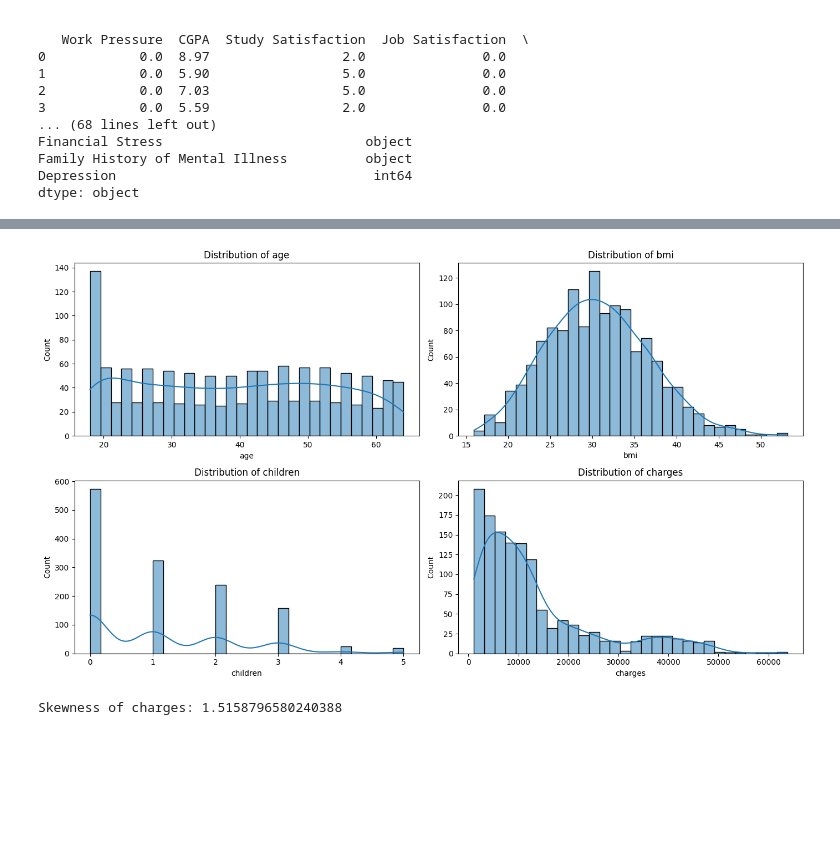
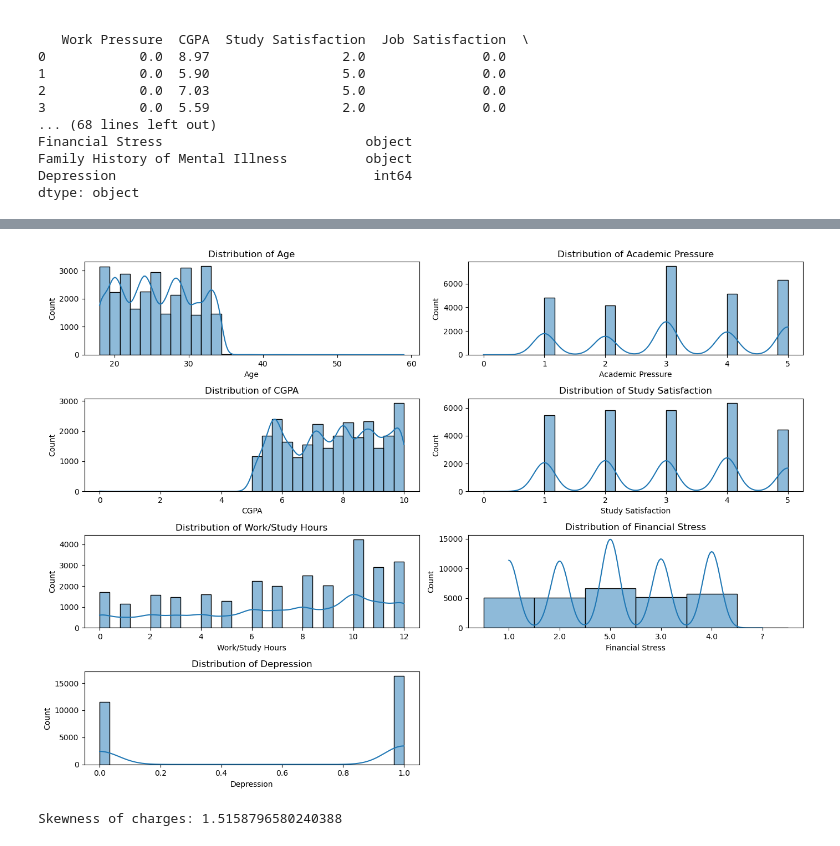
Before and after one commit to KianFoh/MACHINE-LEARNING-AND-RELATED-APPLICATIONS, a Jupyter notebook: eda_classification_problem.ipynb, the cells around one changed output, grey strips where cells are left out. Saved outputs shown, nothing was run; the diff lists cells and outputs as text; code cells hidden in the pictures; blank space fills up the shorter version.

```diff
--- a/eda_classification_problem.ipynb
+++ b/eda_classification_problem.ipynb
@@ -115,21 +118,19 @@ Duplicate rows: 1
 # %%
-# Plot histograms for numerical columns
-# Result: distribution of charges indicates a positive skew
+# List of numerical columns
+numerical_cols = ['Age', 'Academic Pressure', 'CGPA', 'Study Satisfaction', 'Work/Study Hours', 'Financial Stress', 'Depression']
 
-numerical_cols = ['age', 'bmi', 'children', 'charges']
-
-# Create a figure and axes for subplots
-plt.figure(figsize=(14, 8))
+# Create a figure and axes for subplots with a 3x2 grid (3 rows, 2 columns)
+plt.figure(figsize=(14, 10))  # Adjusted size for more subplots
 
 for i, col in enumerate(numerical_cols, 1):
-    plt.subplot(2, 2, i)  # 2 rows, 2 columns
+    plt.subplot(4, 2, i)  # 4 rows, 2 columns
     sns.histplot(df[col], kde=True, bins=30)
     plt.title(f'Distribution of {col}')
 
-plt.tight_layout()
+plt.tight_layout()  # Adjust layout to prevent overlap
 plt.show()
 # %% [output]
-[figure, old version]
+[figure, new version]
 # %%
 # Check skewness for the 'charges' column
 # Result: positive skew with 1.515
```
Also changed, not shown: parts of 3 cells of this notebook, 3 other files.
